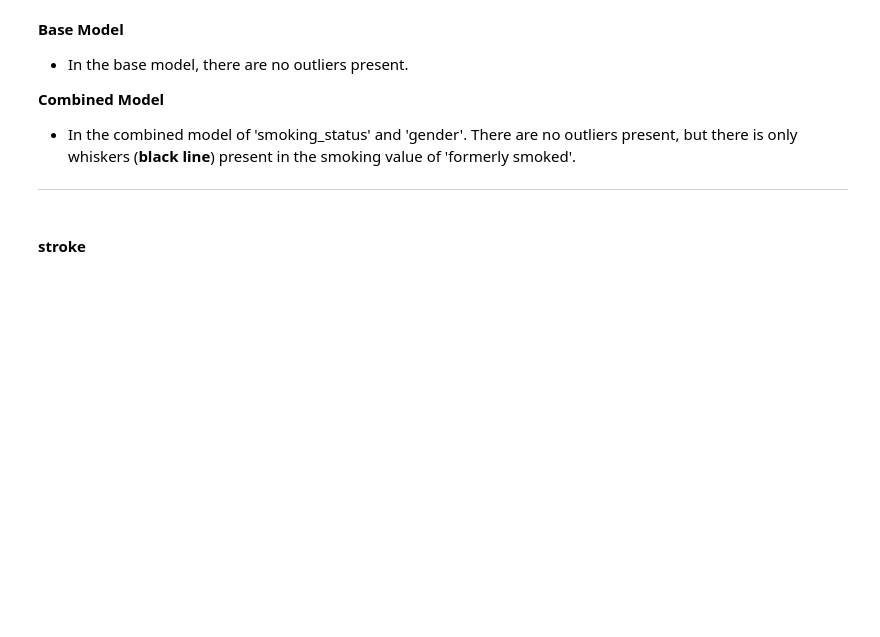
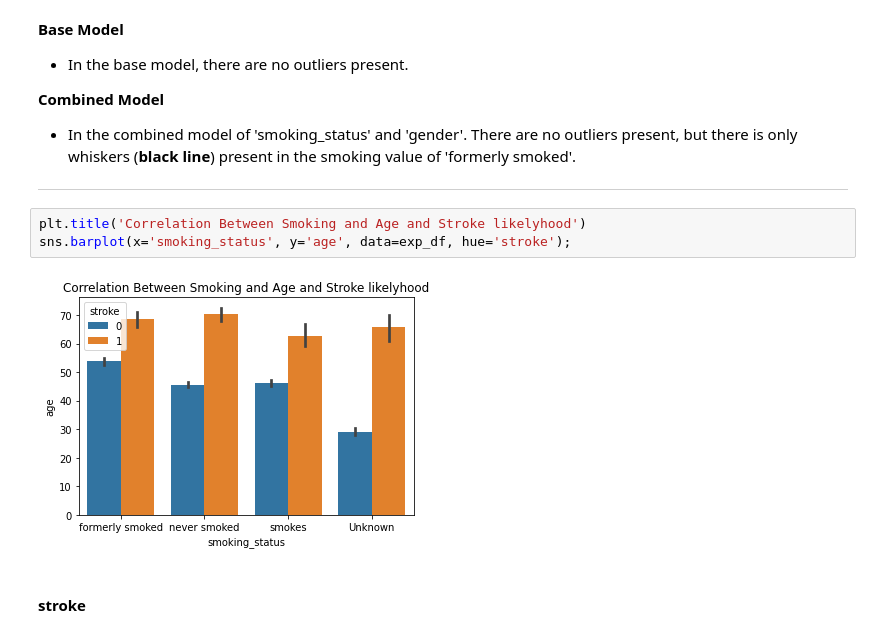
Before and after one commit to norgel/Analysis-of-Stroke-Patients, a Jupyter notebook: Patient_Analysis_of_Stroke_Pre_Post_Assessment.ipynb, the cells around one changed output. Saved outputs shown, nothing was run; the diff lists cells and outputs as text; blank space fills up the shorter version.

```diff
--- a/Patient_Analysis_of_Stroke_Pre_Post_Assessment.ipynb
+++ b/Patient_Analysis_of_Stroke_Pre_Post_Assessment.ipynb
@@ -533,6 +533,11 @@ sns.countplot(x='smoking_status', data=exp_df, hue='stroke');
 - In the combined model of 'smoking_status' and 'gender'. There are no outliers present, but there is only whiskers (**black line**) present in the smoking value of 'formerly smoked'.
 
 ---
+# %%
+plt.title('Correlation Between Smoking and Age and Stroke likelyhood')
+sns.barplot(x='smoking_status', y='age', data=exp_df, hue='stroke');
+# %% [output]
+[figure, added]
 # %% [markdown]
 #### **stroke**
 # %%
```
Also changed, not shown: parts of 2 cells of this notebook.
